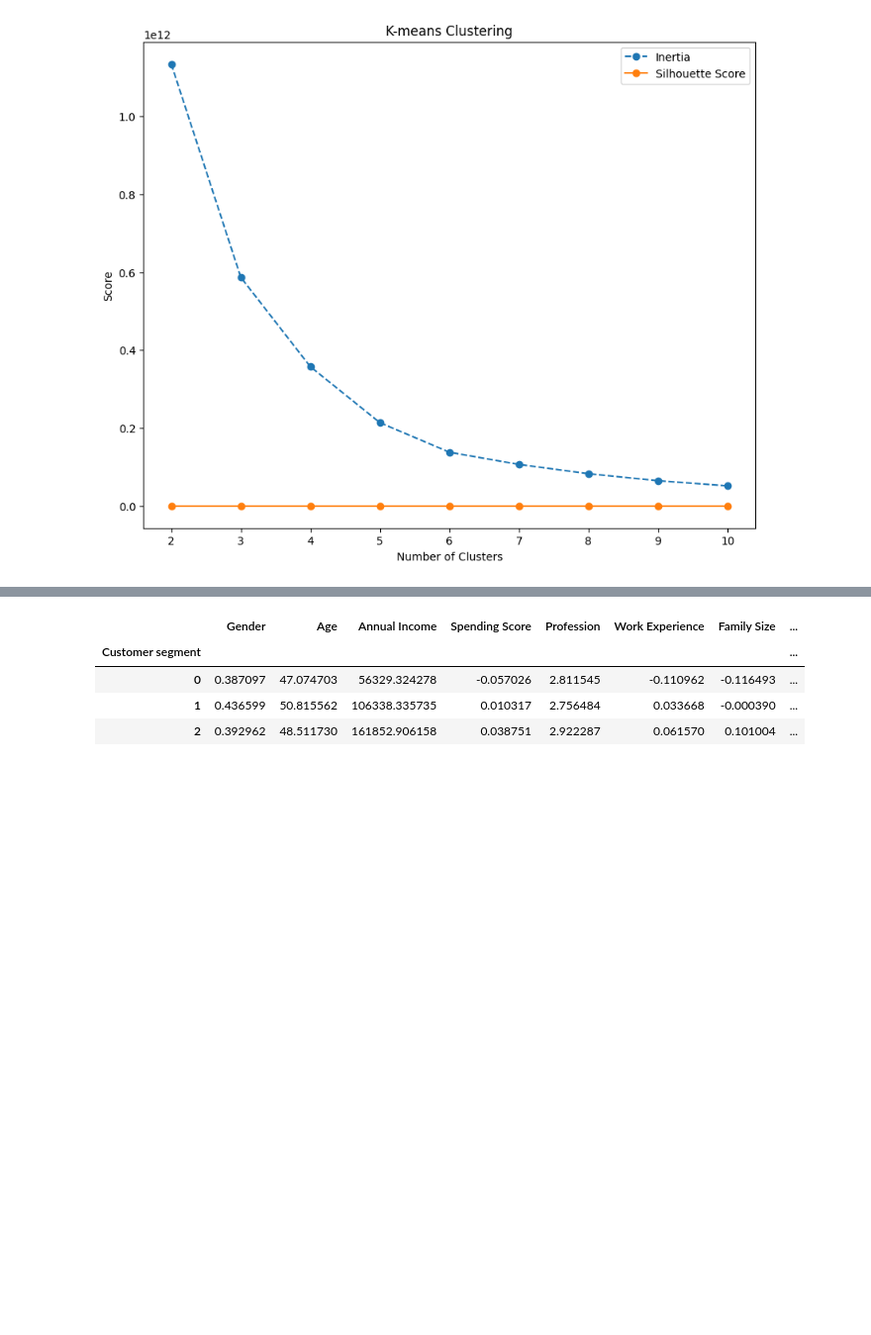
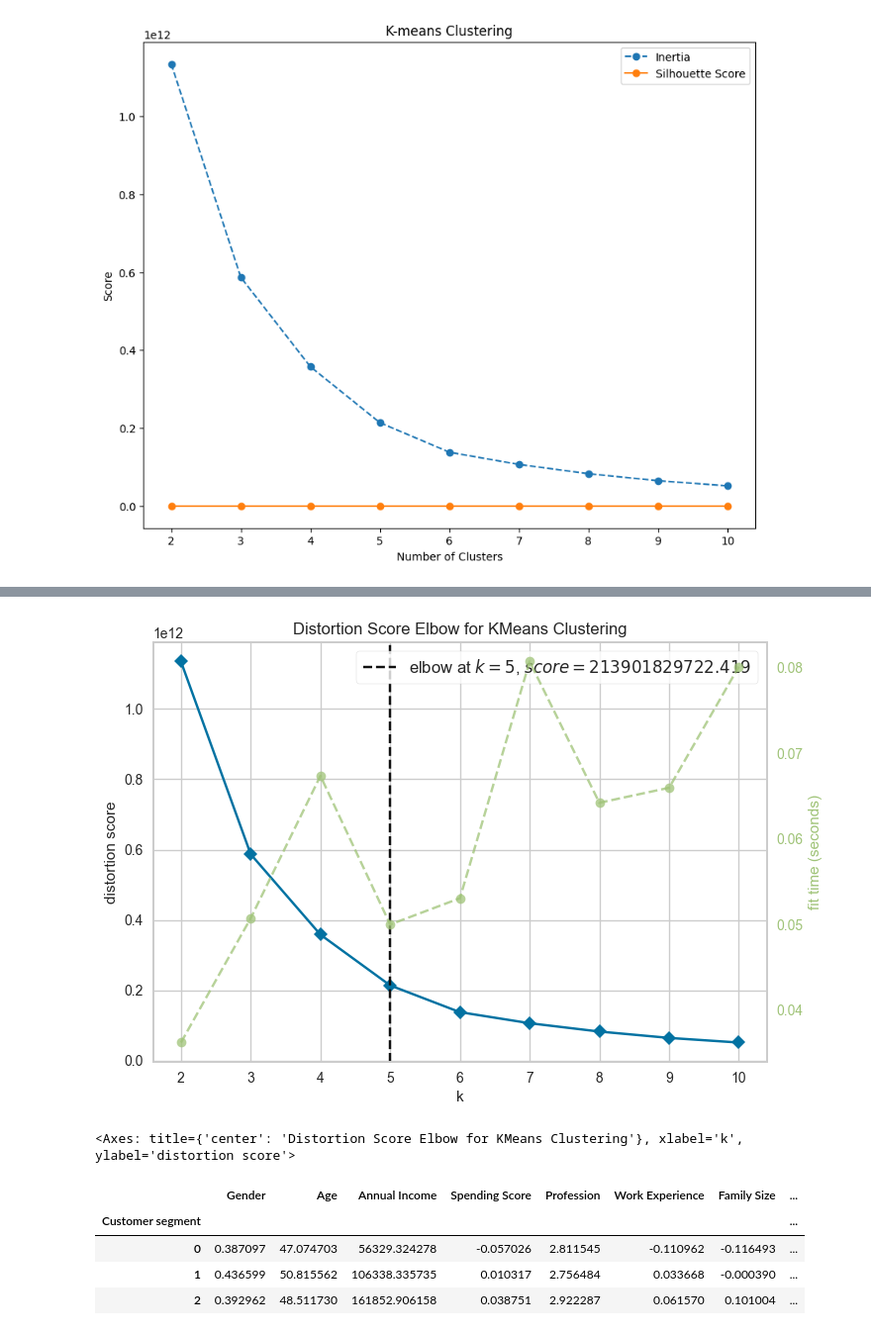
Before and after one commit to NiceVincent/COMP257_UnspLearning_Grp08, a Jupyter notebook: COMP257-UL-Group08_ROL.ipynb, the cells around one changed output, grey strips where cells are left out. Shown at 99% size. Drawn from its saved outputs; the diff is of its cells as text; code cells hidden in the pictures; blank space fills up the shorter version.

Commit message:
feat: showing the best elbow point for the dataset

```diff
--- a/COMP257-UL-Group08_ROL.ipynb
+++ b/COMP257-UL-Group08_ROL.ipynb
@@ -536,3 +600,21 @@ silhouette_scores: [0.618854860906778, 0.5575381547147576, 0.5330869745650374, 0
+# %%
+from sklearn.cluster import KMeans
+from yellowbrick.cluster import KElbowVisualizer
+
+# Assuming preprocess_df is your dataset ready for clustering
+X = preprocess_df
+
+# Initialize the KElbowVisualizer with the KMeans algorithm
+visualizer3 = KElbowVisualizer(KMeans(), k=(2,11))
+
+# Fit the data to the visualizer
+visualizer3.fit(X)
+
+# Finalize and render the figure
+visualizer3.show()
+# %% [output]
+[figure, added]
+<Axes: title={'center': 'Distortion Score Elbow for KMeans Clustering'}, xlabel='k', ylabel='distortion score'>
 # %%
 k3_remodel = KMeans(n_clusters = 3, n_init = 10, random_state = 42)
 k3_remodel.fit(preprocess_df)
```
Also changed, not shown: parts of 3 cells of this notebook.
